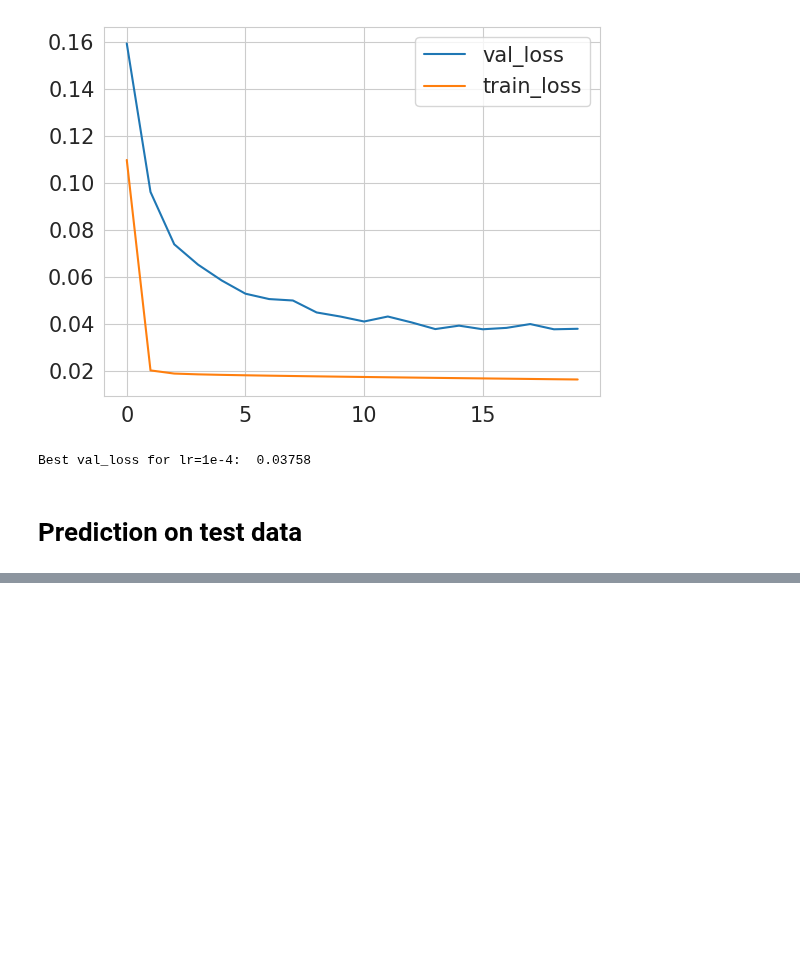
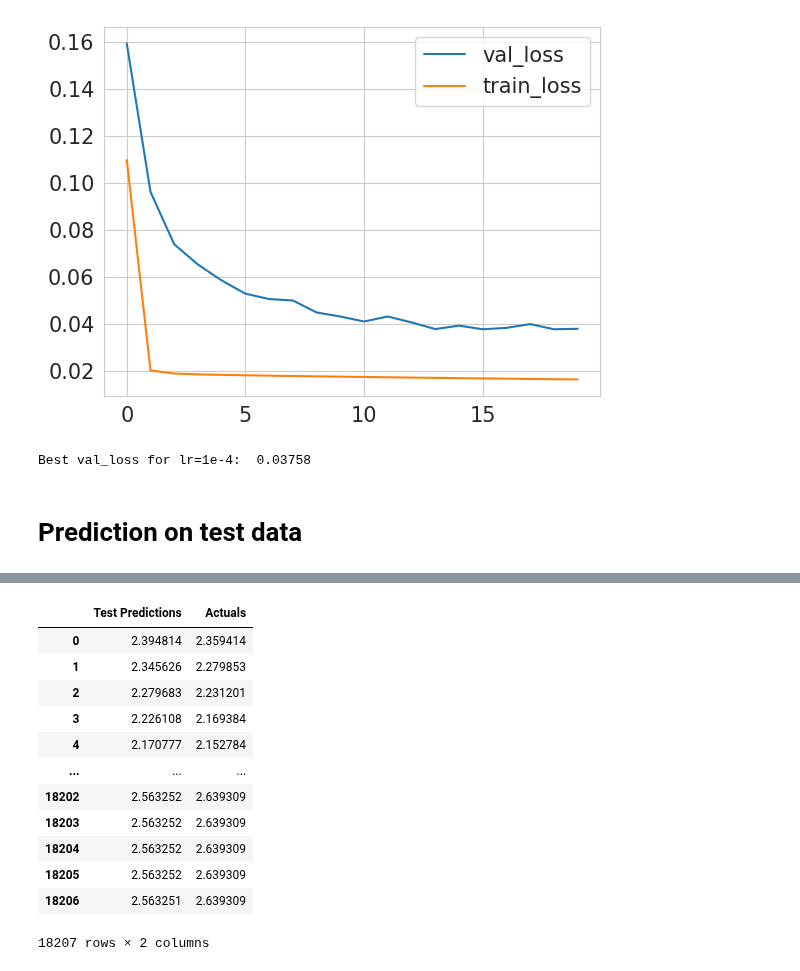
Before and after one commit to OkoksNeDam/geoinformation-data-forecasting, a Jupyter notebook: lstm.ipynb, the cells around one changed output, grey strips where cells are left out. Drawn from its saved outputs; the diff is of its cells as text; code cells hidden in the pictures; blank space fills up the shorter version.

```diff
--- a/lstm.ipynb
+++ b/lstm.ipynb
@@ -707,5 +721,6 @@ Exception encountered: MeanSquaredError.__init__() got an unexpected keyword arg
 X_test, y_test = df_to_X_y(df_test_filled, N_LAGS)
 
 test_predictions = loaded_model.predict(X_test).flatten()
-test_results = pd.DataFrame(data={'Test Predictions':list(test_predictions), 'Actuals':list(y_test)})
+test_results = pd.DataFrame(data={'Test Predictions':list(test_predictions), 'Actuals':np.squeeze(y_test)})
 test_results
+# %% [output]
@@ -712,3 +728,16 @@ test_results
+|  | Test Predictions | Actuals |
+| 0 | 2.394814 | 2.359414 |
+| 1 | 2.345626 | 2.279853 |
+| 2 | 2.279683 | 2.231201 |
+| 3 | 2.226108 | 2.169384 |
+| 4 | 2.170777 | 2.152784 |
+| ... | ... | ... |
+| 18202 | 2.563252 | 2.639309 |
+| 18203 | 2.563252 | 2.639309 |
+| 18204 | 2.563252 | 2.639309 |
+| 18205 | 2.563252 | 2.639309 |
+| 18206 | 2.563251 | 2.639309 |
+18207 rows × 2 columns
 # %%
 print("test mse: ", mean_squared_error(test_results['Actuals'], test_results['Test Predictions']))
 print(f"mape: {round(mean_absolute_percentage_error(test_results['Actuals'], test_results['Test Predictions']) * 100, 4)}")
```
Also changed, not shown: parts of 5 cells of this notebook.
